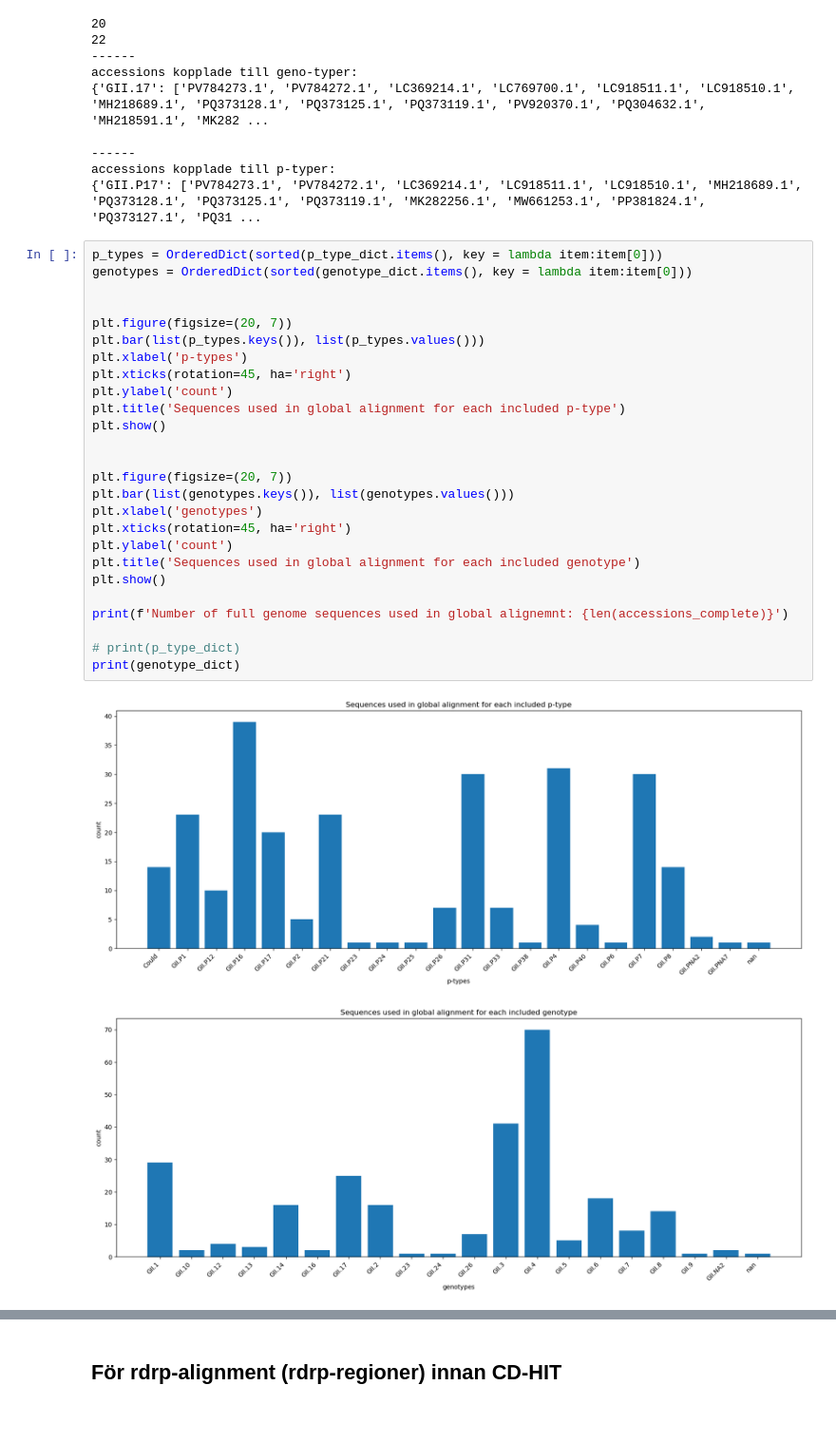
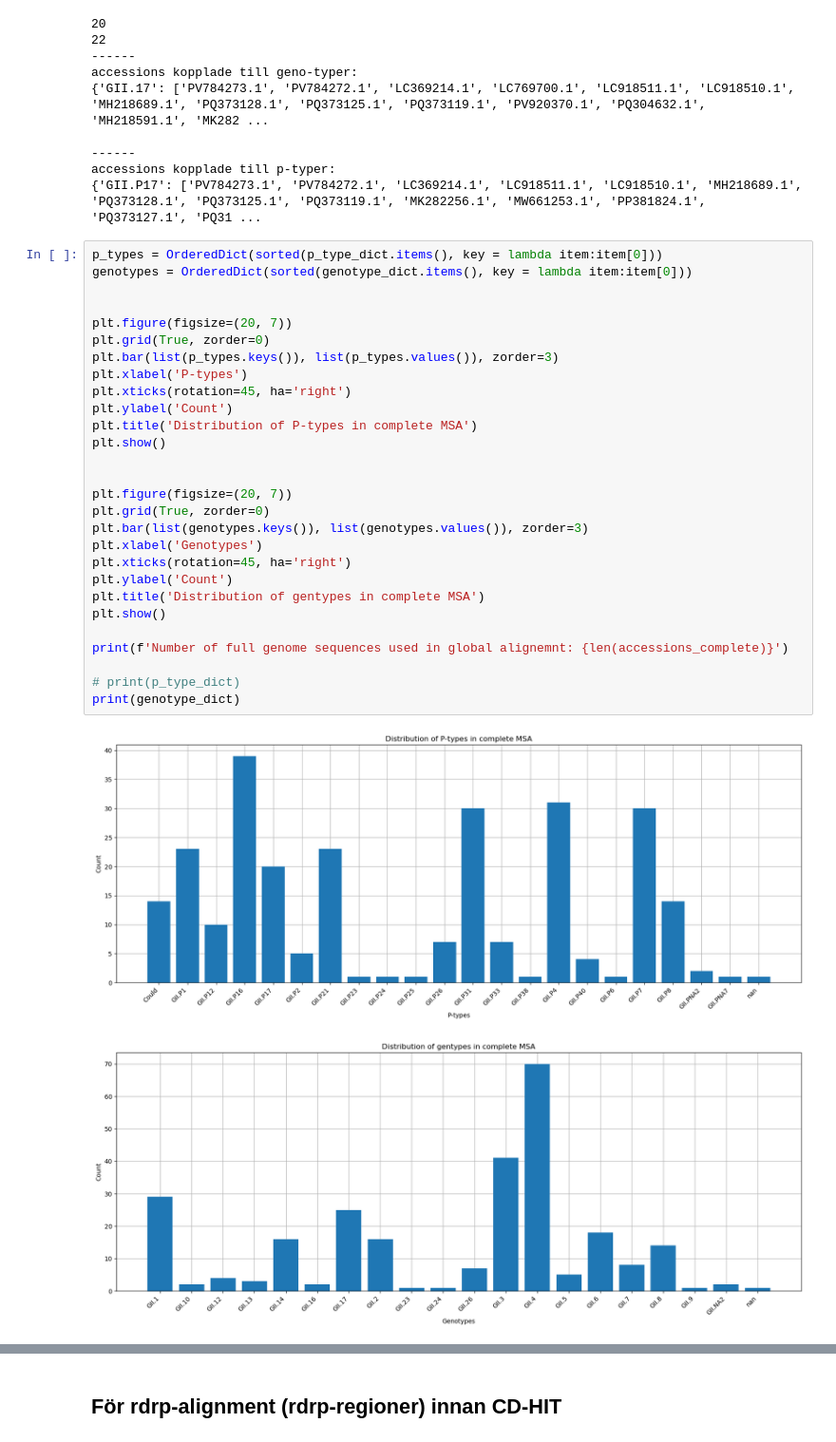
Before and after one commit to chriryde/norovirus-gii-dualtyping-ngs, a Jupyter notebook: notebooks/02_alignment correct.ipynb, the cells around one changed output, grey strips where cells are left out. Shown at 95% size. Saved outputs shown, nothing was run; the diff lists cells and outputs as text.

```diff
--- a/notebooks/02_alignment correct.ipynb
+++ b/notebooks/02_alignment correct.ipynb
@@ -122,32 +122,34 @@ accessions kopplade till p-typer:
 # %%
 p_types = OrderedDict(sorted(p_type_dict.items(), key = lambda item:item[0]))
 genotypes = OrderedDict(sorted(genotype_dict.items(), key = lambda item:item[0]))
 
 
 plt.figure(figsize=(20, 7))
-plt.bar(list(p_types.keys()), list(p_types.values()))
-plt.xlabel('p-types')
+plt.grid(True, zorder=0)
+plt.bar(list(p_types.keys()), list(p_types.values()), zorder=3)
+plt.xlabel('P-types')
 plt.xticks(rotation=45, ha='right')
-plt.ylabel('count')
-plt.title('Sequences used in global alignment for each included p-type')
+plt.ylabel('Count')
+plt.title('Distribution of P-types in complete MSA')
 plt.show()
 
 
 plt.figure(figsize=(20, 7))
-plt.bar(list(genotypes.keys()), list(genotypes.values()))
-plt.xlabel('genotypes')
+plt.grid(True, zorder=0)
+plt.bar(list(genotypes.keys()), list(genotypes.values()), zorder=3)
+plt.xlabel('Genotypes')
 plt.xticks(rotation=45, ha='right')
-plt.ylabel('count')
-plt.title('Sequences used in global alignment for each included genotype')
+plt.ylabel('Count')
+plt.title('Distribution of gentypes in complete MSA')
 plt.show()
 
 print(f'Number of full genome sequences used in global alignemnt: {len(accessions_complete)}')
 
 # print(p_type_dict)
 print(genotype_dict)
 # %% [output]
-[figure, old version]
+[figure, new version]
-[figure, old version]
+[figure, new version]
 Number of full genome sequences used in global alignemnt: 298
 {'GII.17': 25, 'GII.4': 70, 'GII.2': 16, 'GII.16': 2, 'GII.5': 5, 'GII.3': 41, 'GII.12': 4, 'GII.26': 7, 'GII.1': 29, 'GII.NA2': 2, 'GII.7': 8, 'GII.6': 18, 'GII.13': 3, 'nan': 1, 'GII.14': 16, 'GII.8 ...
 # %% [markdown]
```
Also changed, not shown: parts of 4 cells of this notebook.
